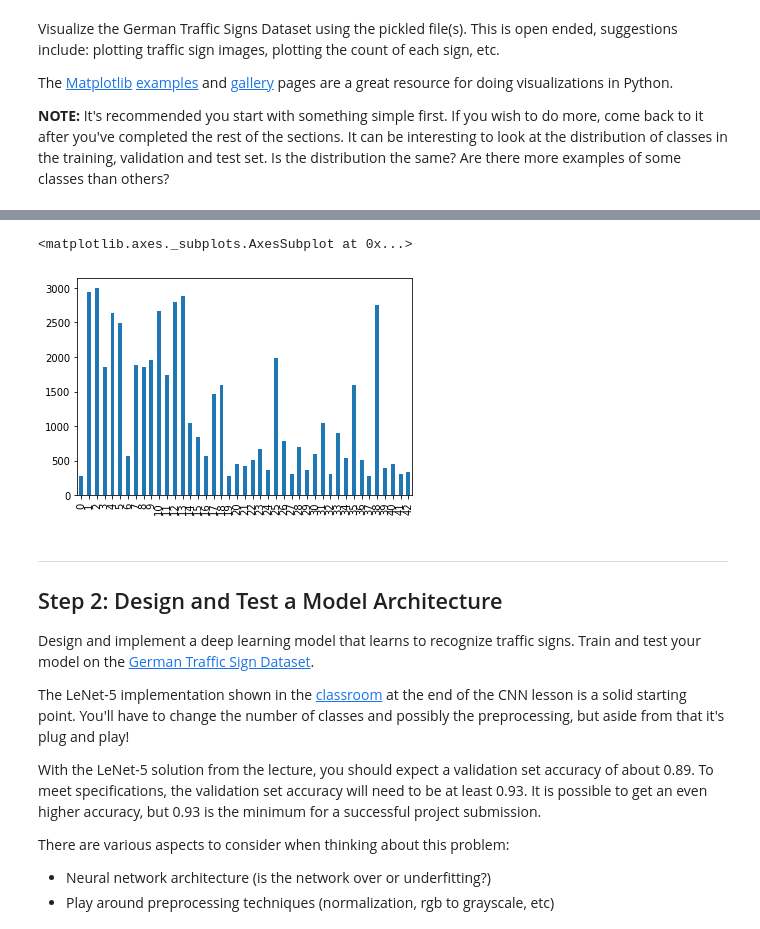
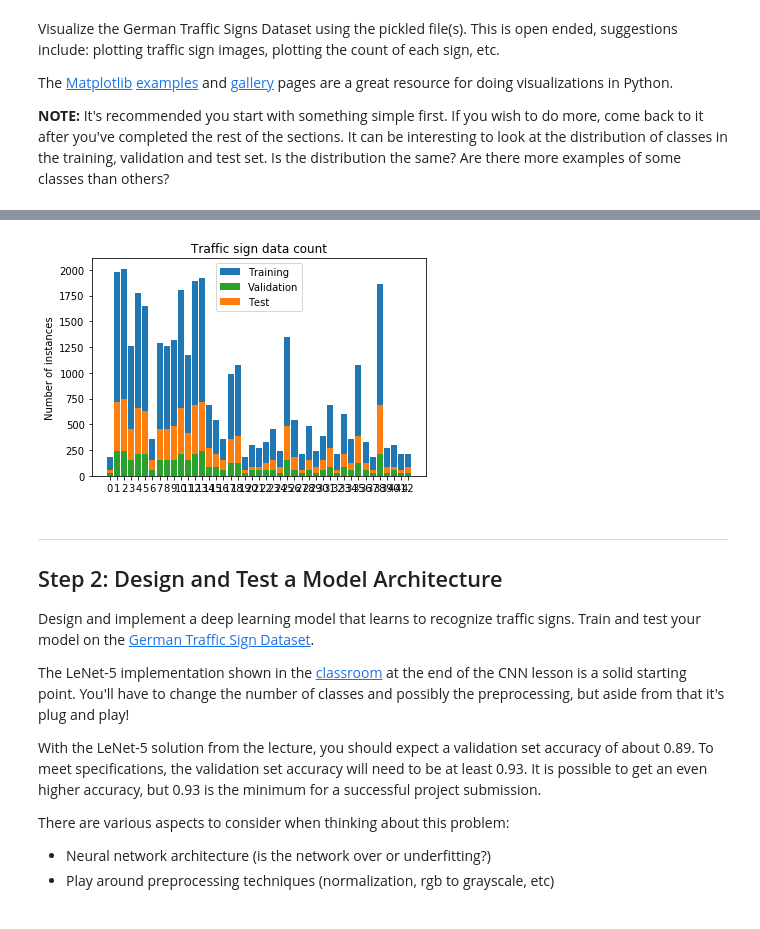
Before and after one commit to AndSt/CarND-Traffic-Sign-Classifier-Project, a Jupyter notebook: Traffic_Sign_Classifier.ipynb, the cells around one changed output, grey strips where cells are left out. Drawn from its saved outputs; the diff is of its cells as text; code cells hidden in the pictures.

```diff
--- a/Traffic_Sign_Classifier.ipynb
+++ b/Traffic_Sign_Classifier.ipynb
@@ -115,17 +115,27 @@ print(y_train[index])
-# %%
-train_labels_df = pd.DataFrame(y_train, columns=['label'])
-valid_labels_df = pd.DataFrame(y_valid, columns=['label'])
-test_labels_df = pd.DataFrame(y_test, columns=['label'])
-
-
-#train_labels_df['label'].value_counts()
-#train_labels_df['label'].plot.density()
-
-train_labels_df[0:3]
-pd.concat([train_labels_df, valid_labels_df, test_labels_df])['label'].value_counts().sort_index().plot(kind='bar')
-# %% [output]
-<matplotlib.axes._subplots.AxesSubplot at 0x...>
-[figure, removed]
+# %%
+train_labels_df = pd.DataFrame(y_train, columns=['label'])
+valid_labels_df = pd.DataFrame(y_valid, columns=['label'])
+test_labels_df = pd.DataFrame(y_test, columns=['label'])
+
+train_lab_counts = train_labels_df['label'].value_counts().sort_index()
+valid_lab_counts = valid_labels_df['label'].value_counts().sort_index()
+test_lab_counts = test_labels_df['label'].value_counts().sort_index()
+
+width = 0.85
+
+p1 = plt.bar(train_lab_counts.index, train_lab_counts, width)
+p3 = plt.bar(test_lab_counts.index, test_lab_counts, width)
+p2 = plt.bar(valid_lab_counts.index, valid_lab_counts, width)
+
+plt.ylabel('Number of instances')
+plt.title('Traffic sign data count')
+plt.xticks(train_lab_counts.index)
+plt.legend((p1[0], p2[0], p3[0]), ('Training', 'Validation', 'Test'))
+
+#plt.show()
+plt.savefig('data/barplot.png')
+# %% [output]
+[figure, added]
 # %% [markdown]
 ----
 
```
Also changed, not shown: parts of 1 cell of this notebook, 9 other files.
